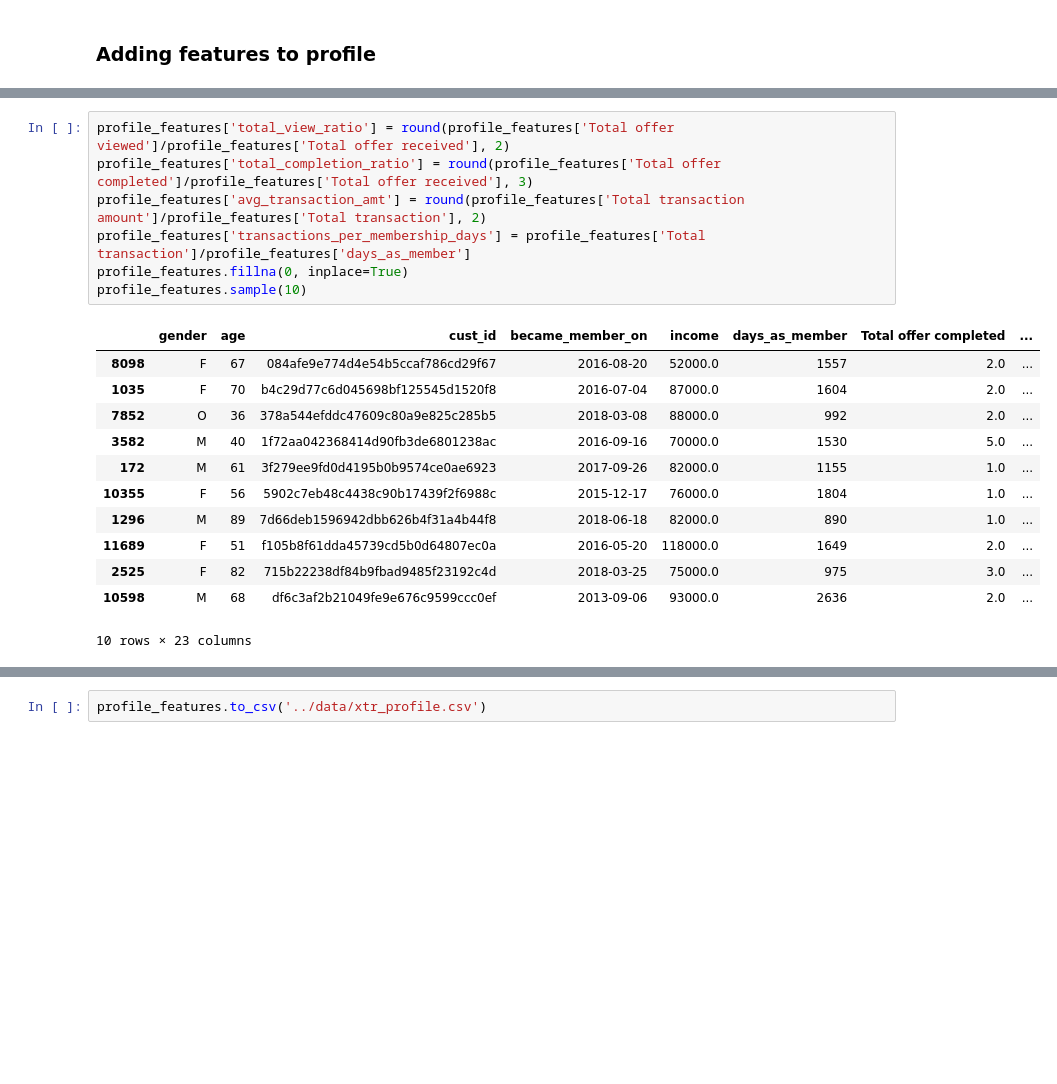
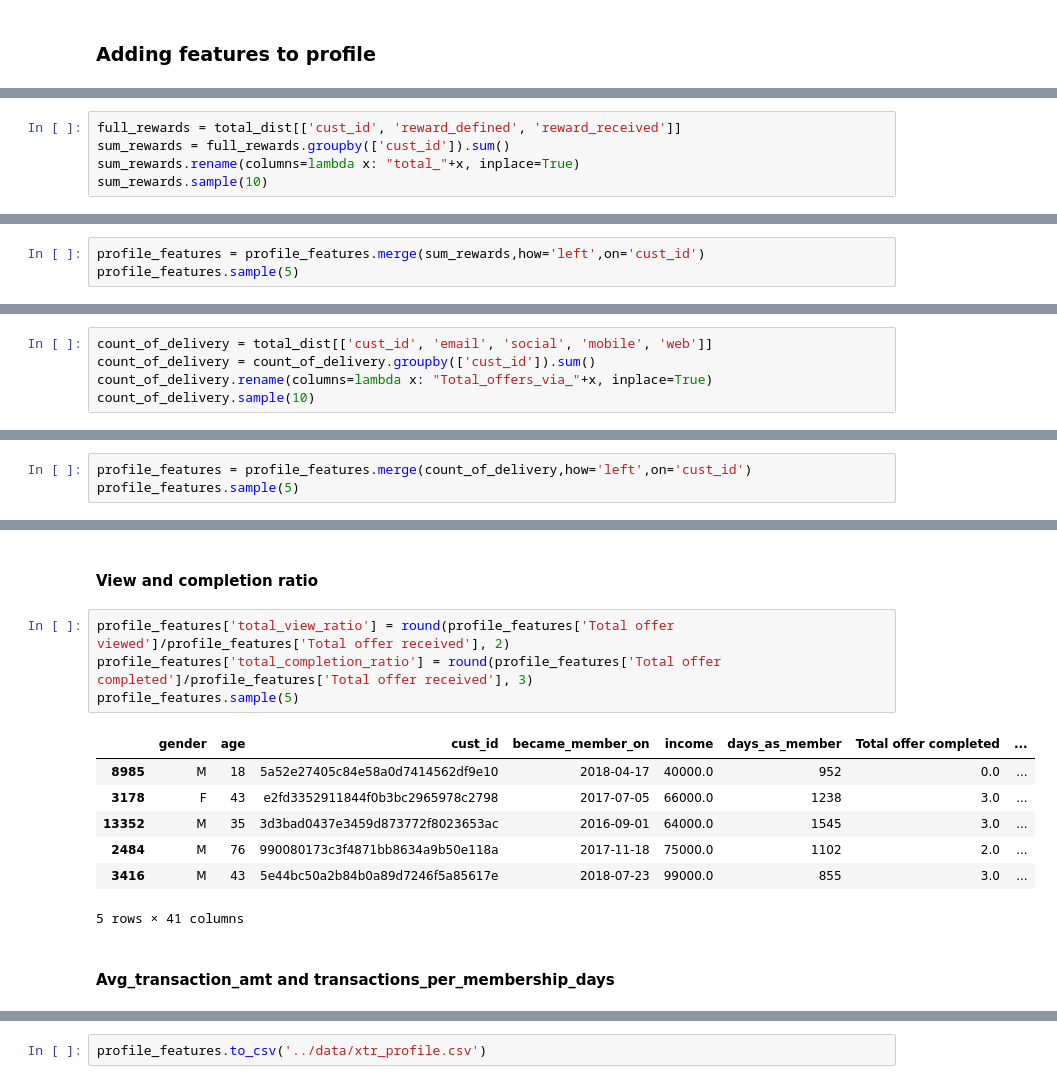
Before and after one commit to p33ves/Starbucks-Passive-Customer-Detection, a Jupyter notebook: notebooks/data_preprocessing.ipynb, the cells around one changed output, grey strips where cells are left out. Drawn from its saved outputs; the diff is of its cells as text; blank space fills up the shorter version.

```diff
--- a/notebooks/data_preprocessing.ipynb
+++ b/notebooks/data_preprocessing.ipynb
@@ -211,0 +358,5 @@ See the caveats in the documentation: https://pandas.pydata.org/pandas-docs/stab
+# %%
+full_rewards = total_dist[['cust_id', 'reward_defined', 'reward_received']]
+sum_rewards = full_rewards.groupby(['cust_id']).sum()
+sum_rewards.rename(columns=lambda x: "total_"+x, inplace=True)
+sum_rewards.sample(10)
@@ -211,0 +376,3 @@ See the caveats in the documentation: https://pandas.pydata.org/pandas-docs/stab
+# %%
+profile_features = profile_features.merge(sum_rewards,how='left',on='cust_id')
+profile_features.sample(5)
@@ -211,0 +389,5 @@ See the caveats in the documentation: https://pandas.pydata.org/pandas-docs/stab
+# %%
+count_of_delivery = total_dist[['cust_id', 'email', 'social', 'mobile', 'web']]
+count_of_delivery = count_of_delivery.groupby(['cust_id']).sum()
+count_of_delivery.rename(columns=lambda x: "Total_offers_via_"+x, inplace=True)
+count_of_delivery.sample(10)
@@ -211,0 +407,3 @@ See the caveats in the documentation: https://pandas.pydata.org/pandas-docs/stab
+# %%
+profile_features = profile_features.merge(count_of_delivery,how='left',on='cust_id')
+profile_features.sample(5)
@@ -212,20 +418,16 @@ See the caveats in the documentation: https://pandas.pydata.org/pandas-docs/stab
+# %% [markdown]
+#### View and completion ratio
 # %%
 profile_features['total_view_ratio'] = round(profile_features['Total offer viewed']/profile_features['Total offer received'], 2)
 profile_features['total_completion_ratio'] = round(profile_features['Total offer completed']/profile_features['Total offer received'], 3)
-profile_features['avg_transaction_amt'] = round(profile_features['Total transaction amount']/profile_features['Total transaction'], 2)
-profile_features['transactions_per_membership_days'] = profile_features['Total transaction']/profile_features['days_as_member']
-profile_features.fillna(0, inplace=True)
-profile_features.sample(10)
+profile_features.sample(5)
 # %% [output]
 |  | gender | age | cust_id | became_member_on | income | days_as_member | Total offer completed | ... |
-| 8098 | F | 67 | 084afe9e774d4e54b5ccaf786cd29f67 | 2016-08-20 | 52000.0 | 1557 | 2.0 | ... |
-| 1035 | F | 70 | b4c29d77c6d045698bf125545d1520f8 | 2016-07-04 | 87000.0 | 1604 | 2.0 | ... |
-| 7852 | O | 36 | 378a544efddc47609c80a9e825c285b5 | 2018-03-08 | 88000.0 | 992 | 2.0 | ... |
-| 3582 | M | 40 | 1f72aa042368414d90fb3de6801238ac | 2016-09-16 | 70000.0 | 1530 | 5.0 | ... |
-| 172 | M | 61 | 3f279ee9fd0d4195b0b9574ce0ae6923 | 2017-09-26 | 82000.0 | 1155 | 1.0 | ... |
-| 10355 | F | 56 | 5902c7eb48c4438c90b17439f2f6988c | 2015-12-17 | 76000.0 | 1804 | 1.0 | ... |
-| 1296 | M | 89 | 7d66deb1596942dbb626b4f31a4b44f8 | 2018-06-18 | 82000.0 | 890 | 1.0 | ... |
-| 11689 | F | 51 | f105b8f61dda45739cd5b0d64807ec0a | 2016-05-20 | 118000.0 | 1649 | 2.0 | ... |
-| 2525 | F | 82 | 715b22238df84b9fbad9485f23192c4d | 2018-03-25 | 75000.0 | 975 | 3.0 | ... |
-| 10598 | M | 68 | df6c3af2b21049fe9e676c9599ccc0ef | 2013-09-06 | 93000.0 | 2636 | 2.0 | ... |
+| 8985 | M | 18 | 5a52e27405c84e58a0d7414562df9e10 | 2018-04-17 | 40000.0 | 952 | 0.0 | ... |
+| 3178 | F | 43 | e2fd3352911844f0b3bc2965978c2798 | 2017-07-05 | 66000.0 | 1238 | 3.0 | ... |
+| 13352 | M | 35 | 3d3bad0437e3459d873772f8023653ac | 2016-09-01 | 64000.0 | 1545 | 3.0 | ... |
+| 2484 | M | 76 | 990080173c3f4871bb8634a9b50e118a | 2017-11-18 | 75000.0 | 1102 | 2.0 | ... |
+| 3416 | M | 43 | 5e44bc50a2b84b0a89d7246f5a85617e | 2018-07-23 | 99000.0 | 855 | 3.0 | ... |
-10 rows × 23 columns
+5 rows × 41 columns
+# %% [markdown]
+#### Avg_transaction_amt and transactions_per_membership_days
```
Also changed, not shown: parts of 34 cells of this notebook.
